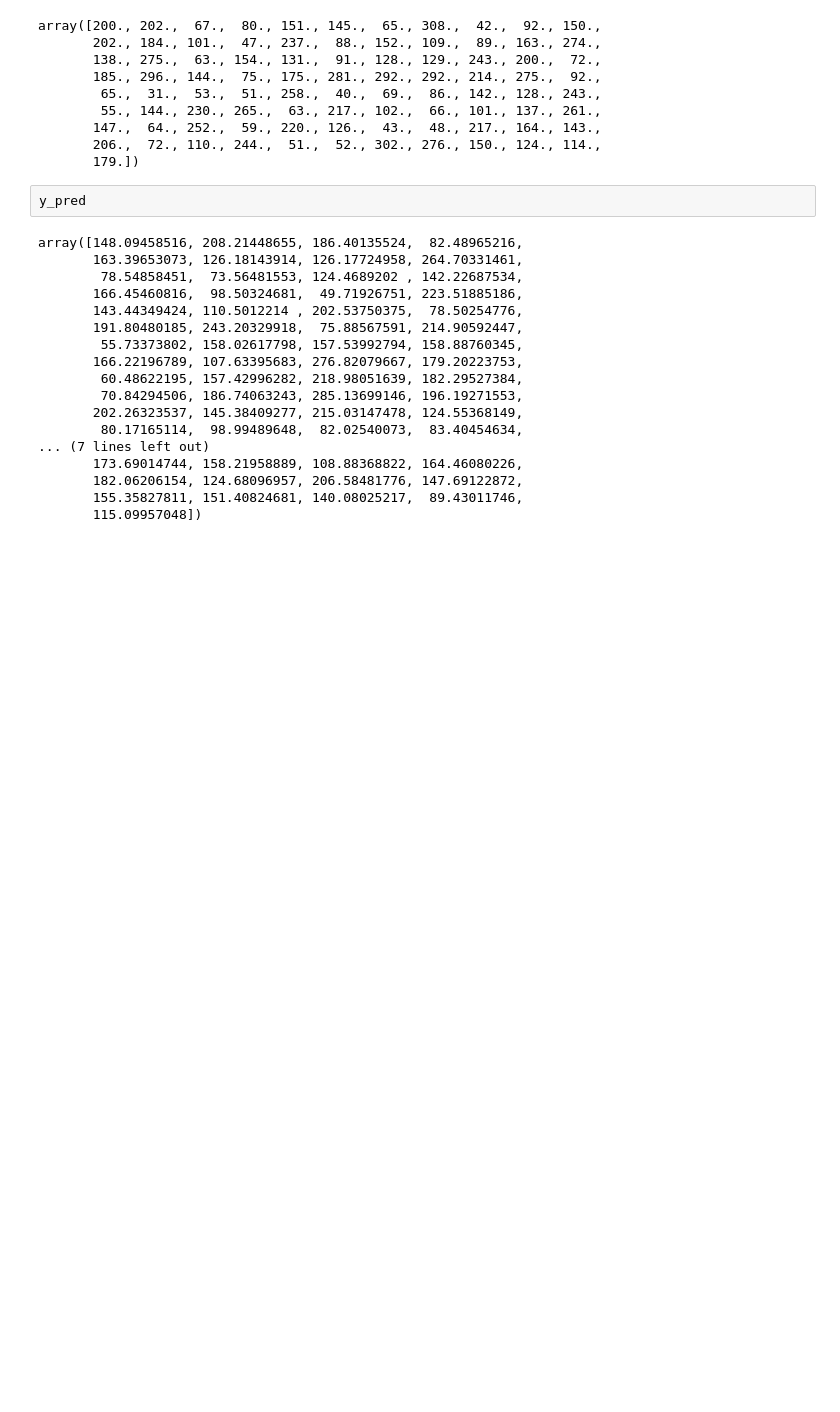
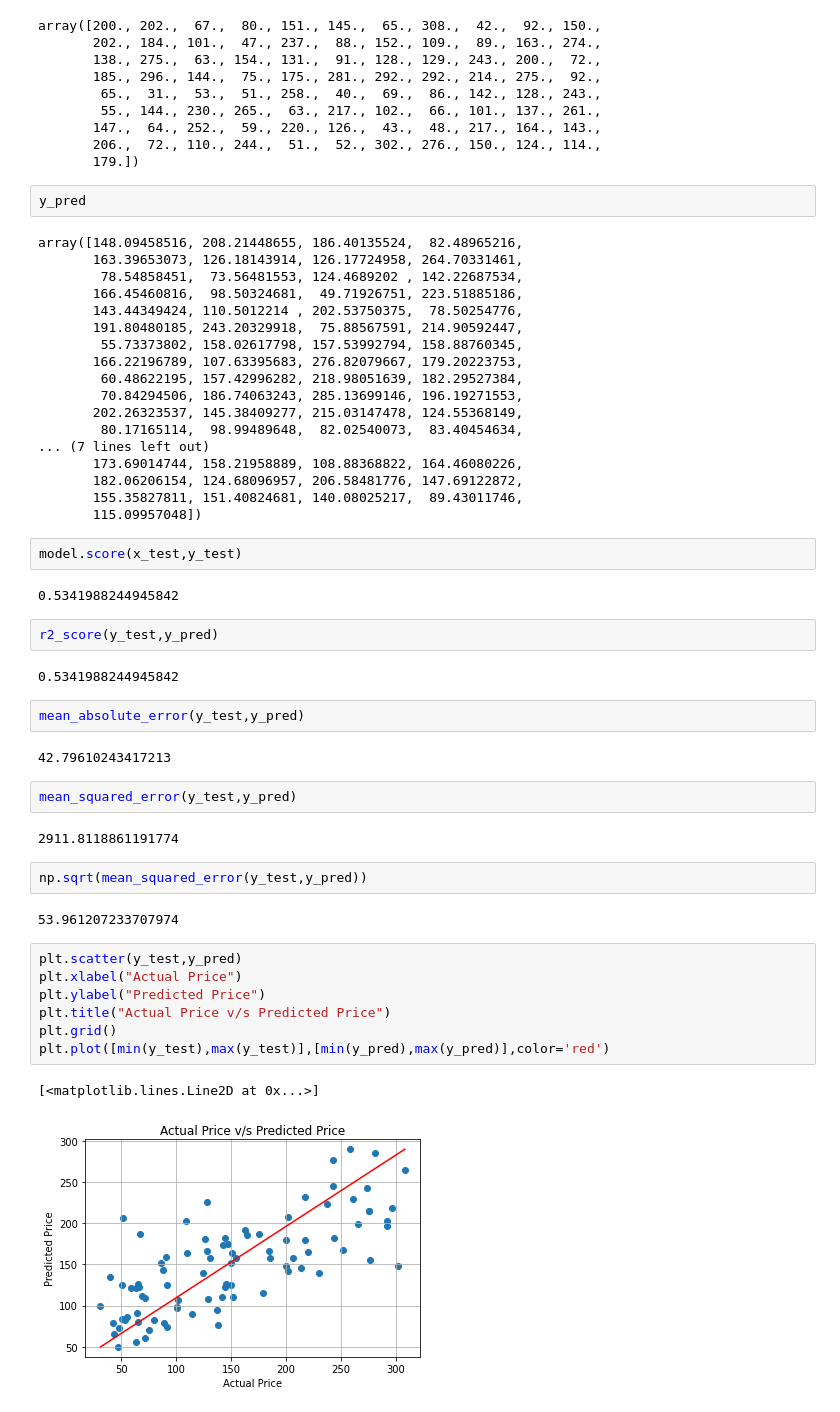
Before and after one commit to Naveen-Karanamu/Diabetes-Data-Prediction, a Jupyter notebook: main.ipynb, the cells around one changed output. Drawn from its saved outputs; the diff is of its cells as text; blank space fills up the shorter version.

Commit message:
Checked: Performance & Errors

```diff
--- a/main.ipynb
+++ b/main.ipynb
@@ -196,3 +196,33 @@ array([148.09458516, 208.21448655, 186.40135524,  82.48965216,
        182.06206154, 124.68096957, 206.58481776, 147.69122872,
        155.35827811, 151.40824681, 140.08025217,  89.43011746,
        115.09957048])
+# %%
+model.score(x_test,y_test)
+# %% [output]
+0.5341988244945842
+# %%
+r2_score(y_test,y_pred)
+# %% [output]
+0.5341988244945842
+# %%
+mean_absolute_error(y_test,y_pred)
+# %% [output]
+42.79610243417213
+# %%
+mean_squared_error(y_test,y_pred)
+# %% [output]
+2911.8118861191774
+# %%
+np.sqrt(mean_squared_error(y_test,y_pred))
+# %% [output]
+53.961207233707974
+# %%
+plt.scatter(y_test,y_pred)
+plt.xlabel("Actual Price")
+plt.ylabel("Predicted Price")
+plt.title("Actual Price v/s Predicted Price")
+plt.grid()
+plt.plot([min(y_test),max(y_test)],[min(y_pred),max(y_pred)],color='red')
+# %% [output]
+[<matplotlib.lines.Line2D at 0x...>]
+[figure, added]
```
